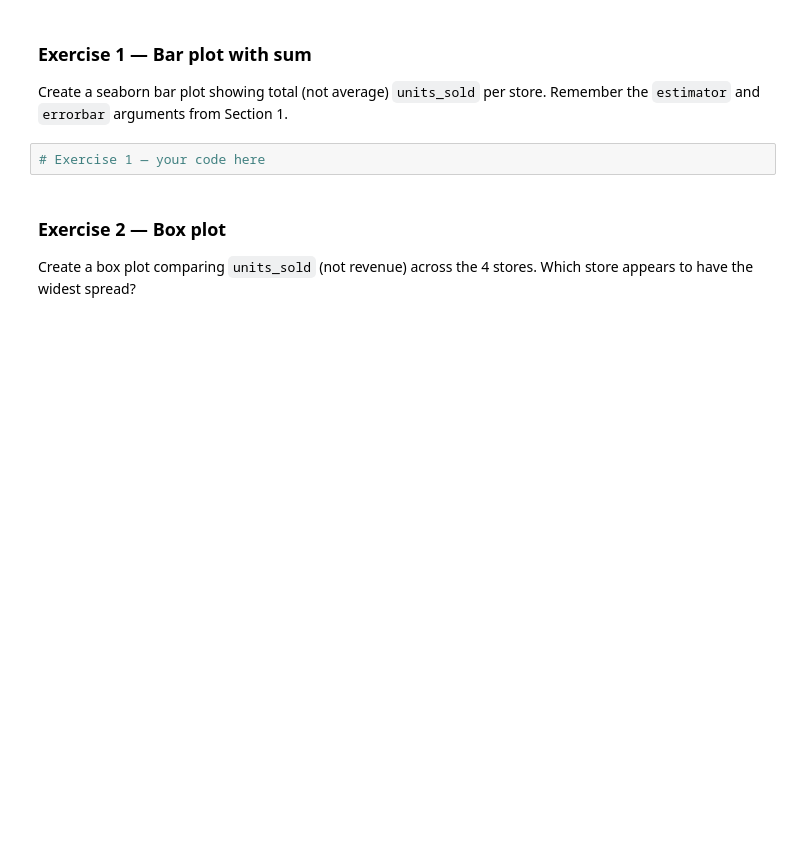
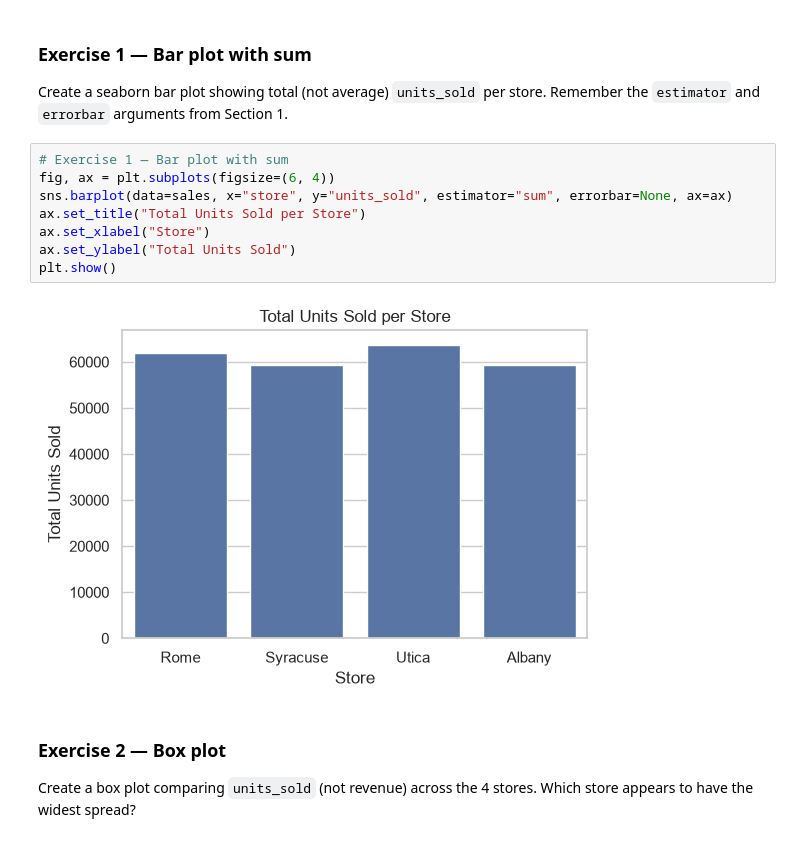
Before and after one commit to NicolasVA90/DSA_504_excercise, a Jupyter notebook: DSA504_Class9_Visualization_II_seaborn_upload.ipynb, the cells around one changed output. Saved outputs shown, nothing was run; the diff lists cells and outputs as text; blank space fills up the shorter version.

Commit message:
Class 9 - Complete Exercise

```diff
--- a/DSA504_Class9_Visualization_II_seaborn_upload.ipynb
+++ b/DSA504_Class9_Visualization_II_seaborn_upload.ipynb
@@ -141,7 +187,15 @@ Work through these using `sales`, already loaded above from `retail_sales_clean.
 ### Exercise 1 — Bar plot with sum
 Create a seaborn bar plot showing total (not average) `units_sold` per store. Remember the `estimator` and `errorbar` arguments from Section 1.
 # %%
-# Exercise 1 — your code here
+# Exercise 1 — Bar plot with sum
+fig, ax = plt.subplots(figsize=(6, 4))
+sns.barplot(data=sales, x="store", y="units_sold", estimator="sum", errorbar=None, ax=ax)
+ax.set_title("Total Units Sold per Store")
+ax.set_xlabel("Store")
+ax.set_ylabel("Total Units Sold")
+plt.show()
+# %% [output]
+[figure, added]
 # %% [markdown]
 ### Exercise 2 — Box plot
 Create a box plot comparing `units_sold` (not revenue) across the 4 stores. Which store appears to have the widest spread?
```
Also changed, not shown: parts of 15 cells of this notebook.
